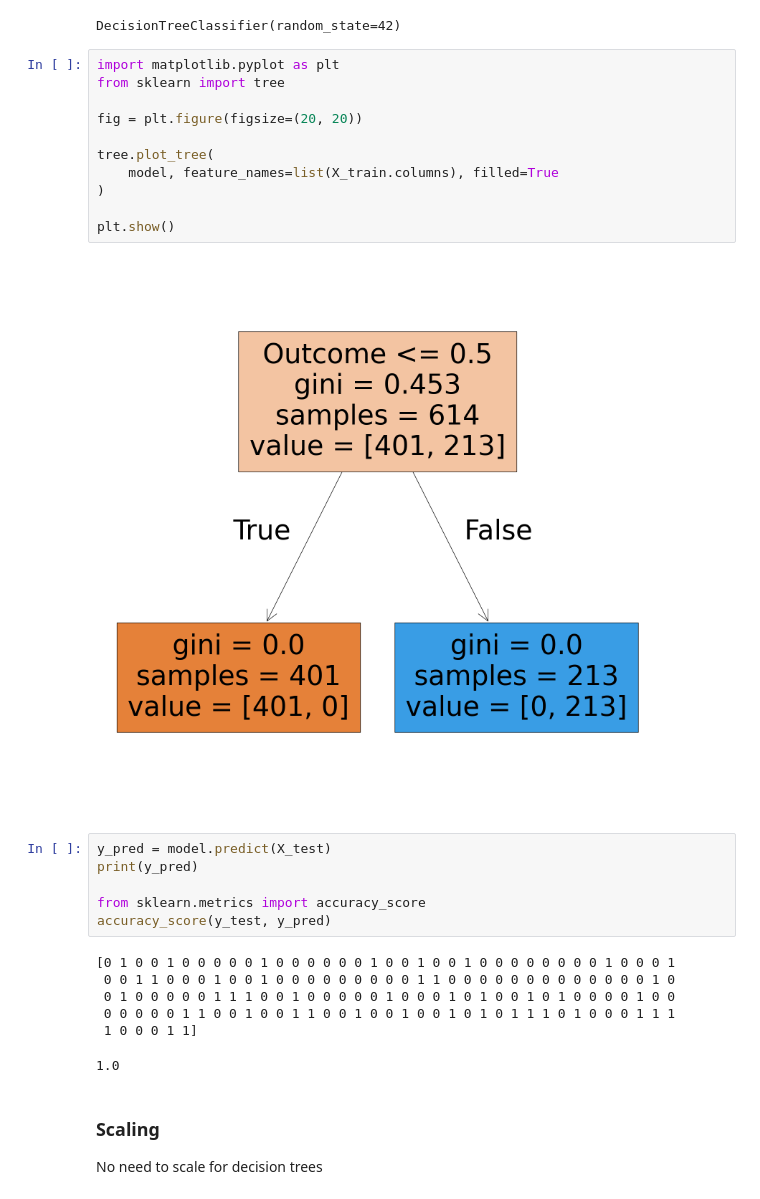
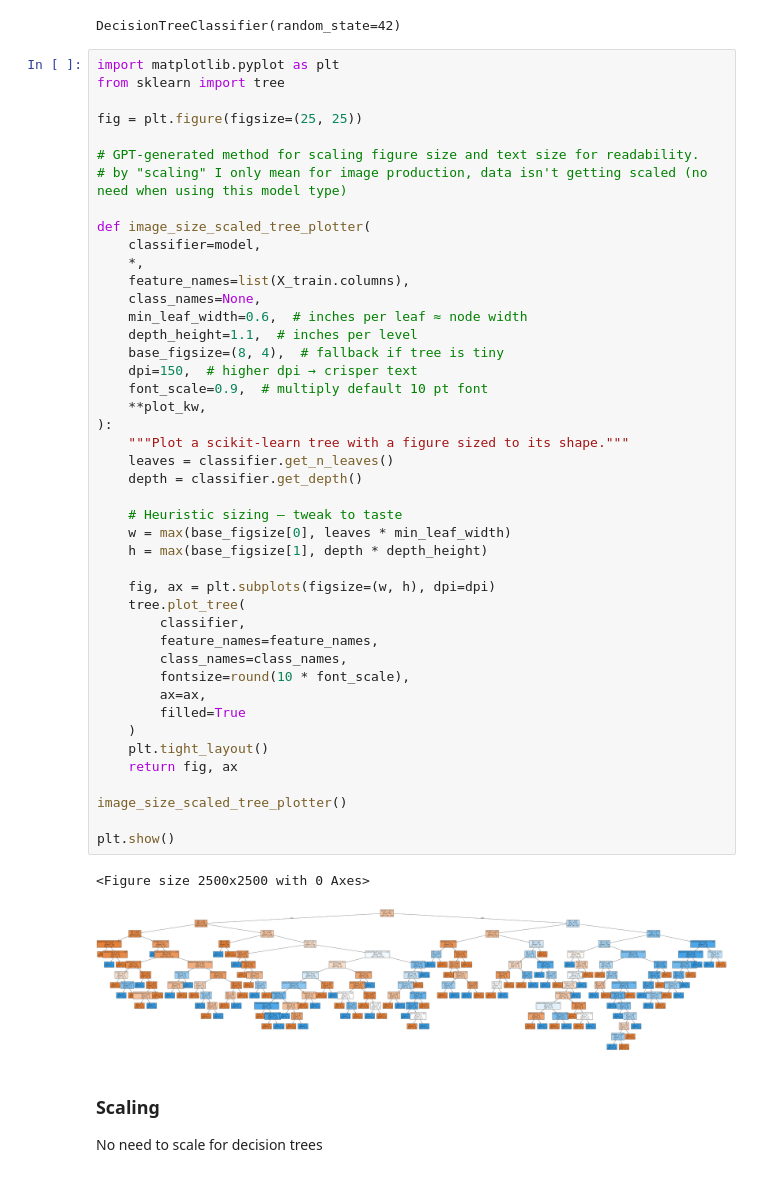
Before and after one commit to 4GeeksAcademy/decision-tree-project-NWinocur, a Jupyter notebook: src/explore.ipynb, the cells around one changed output. Cells and saved outputs as stored; diff of their text form.

```diff
--- a/src/explore.ipynb
+++ b/src/explore.ipynb
@@ -352,32 +362,53 @@ model = DecisionTreeClassifier(random_state=42)
 model.fit(X_train, y_train)
 # %% [output]
 DecisionTreeClassifier(random_state=42)
-# %%
-import matplotlib.pyplot as plt
-from sklearn import tree
-
-fig = plt.figure(figsize=(20, 20))
-
-tree.plot_tree(
-    model, feature_names=list(X_train.columns), filled=True
-)
-
-plt.show()
-# %% [output]
-[figure, removed]
-# %%
-y_pred = model.predict(X_test)
-print(y_pred)
-
-from sklearn.metrics import accuracy_score
-accuracy_score(y_test, y_pred)
-# %% [output]
-[0 1 0 0 1 0 0 0 0 0 1 0 0 0 0 0 0 1 0 0 1 0 0 1 0 0 0 0 0 0 0 0 1 0 0 0 1
- 0 0 1 1 0 0 0 1 0 0 1 0 0 0 0 0 0 0 0 0 1 1 0 0 0 0 0 0 0 0 0 0 0 0 0 1 0
- 0 1 0 0 0 0 0 1 1 1 0 0 1 0 0 0 0 0 1 0 0 0 1 0 1 0 0 1 0 1 0 0 0 0 1 0 0
- 0 0 0 0 0 1 1 0 0 1 0 0 1 1 0 0 1 0 0 1 0 0 1 0 1 0 1 1 1 0 1 0 0 0 1 1 1
- 1 0 0 0 1 1]
-1.0
+# %%
+import matplotlib.pyplot as plt
+from sklearn import tree
+
+fig = plt.figure(figsize=(25, 25))
+
+# GPT-generated method for scaling figure size and text size for readability.
+# by "scaling" I only mean for image production, data isn't getting scaled (no need when using this model type)
+
+def image_size_scaled_tree_plotter(
+    classifier=model,
+    *,
+    feature_names=list(X_train.columns),
+    class_names=None,
+    min_leaf_width=0.6,  # inches per leaf ≈ node width
+    depth_height=1.1,  # inches per level
+    base_figsize=(8, 4),  # fallback if tree is tiny
+    dpi=150,  # higher dpi → crisper text
+    font_scale=0.9,  # multiply default 10 pt font
+    **plot_kw,
+):
+    """Plot a scikit‑learn tree with a figure sized to its shape."""
+    leaves = classifier.get_n_leaves()
+    depth = classifier.get_depth()
+
+    # Heuristic sizing — tweak to taste
+    w = max(base_figsize[0], leaves * min_leaf_width)
+    h = max(base_figsize[1], depth * depth_height)
+
+    fig, ax = plt.subplots(figsize=(w, h), dpi=dpi)
+    tree.plot_tree(
+        classifier,
+        feature_names=feature_names,
+        class_names=class_names,
+        fontsize=round(10 * font_scale),
+        ax=ax,
+        filled=True
+    )
+    plt.tight_layout()
+    return fig, ax
+
+image_size_scaled_tree_plotter()
+
+plt.show()
+# %% [output]
+<Figure size 2500x2500 with 0 Axes>
+[figure, added]
 # %% [markdown]
 ### Scaling
 No need to scale for decision trees
```
Also changed, not shown: parts of 14 cells of this notebook.
